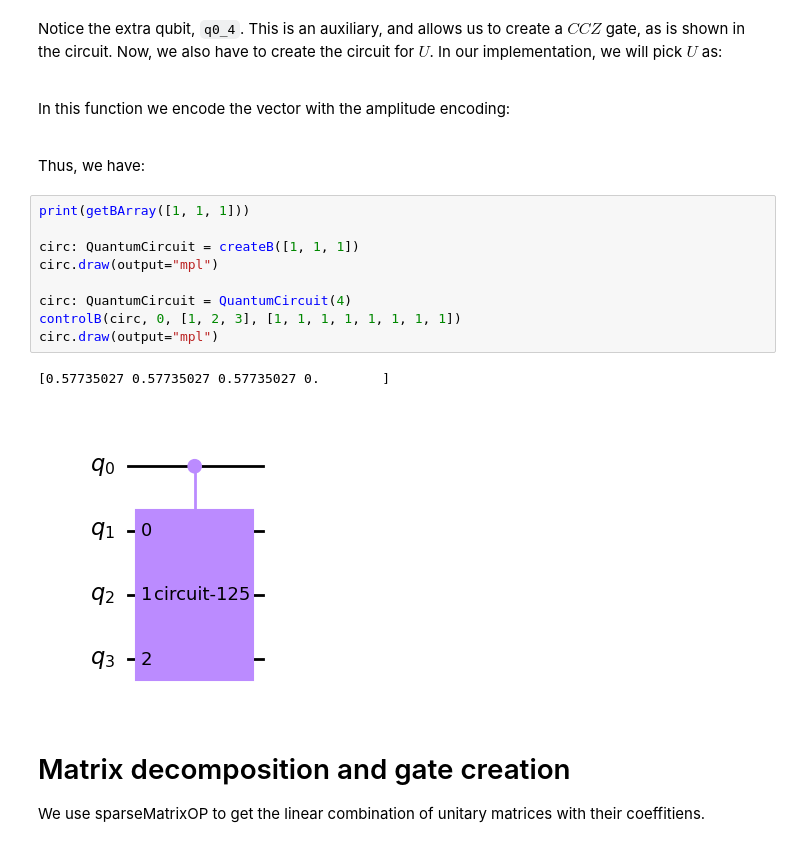
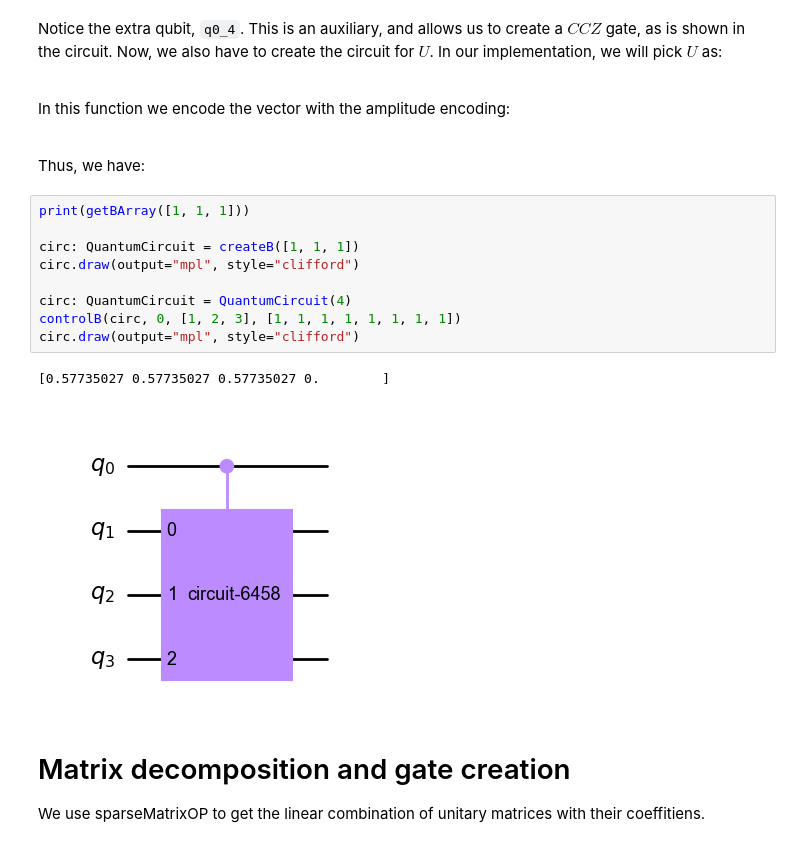
Before and after one commit to cezaris13/CourseWork, a Jupyter notebook: VQLS-QSVM-Implementation/VQLS.ipynb, the cells around one changed output. Drawn from its saved outputs; the diff is of its cells as text.

```diff
--- a/VQLS-QSVM-Implementation/VQLS.ipynb
+++ b/VQLS-QSVM-Implementation/VQLS.ipynb
@@ -276,15 +276,15 @@ Thus, we have:
 # %%
 print(getBArray([1, 1, 1]))
 
 circ: QuantumCircuit = createB([1, 1, 1])
-circ.draw(output="mpl")
+circ.draw(output="mpl", style="clifford")
 
 circ: QuantumCircuit = QuantumCircuit(4)
 controlB(circ, 0, [1, 2, 3], [1, 1, 1, 1, 1, 1, 1, 1])
-circ.draw(output="mpl")
+circ.draw(output="mpl", style="clifford")
 # %% [output]
 [0.57735027 0.57735027 0.57735027 0.        ]
-[figure, old version]
+[figure, new version]
 # %% [markdown]
 # Matrix decomposition and gate creation
 
```
Also changed, not shown: parts of 12 cells of this notebook, 10 other files.
